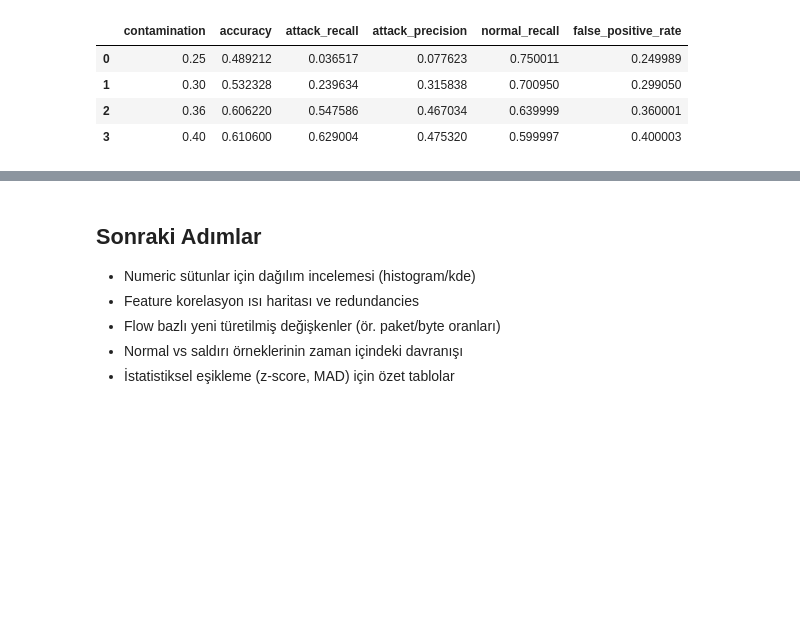
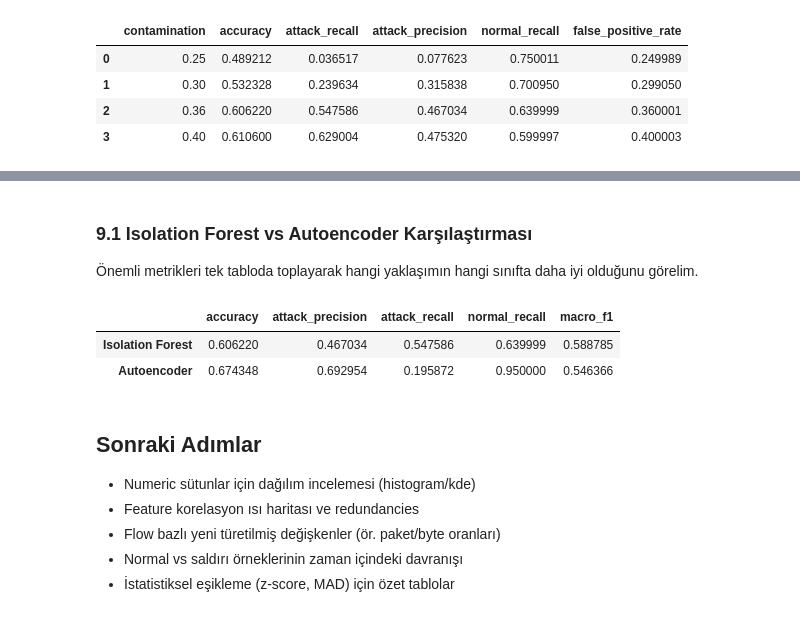
Before and after one commit to emirhantarlabasi/cs401-anomaly-detection, a Jupyter notebook: notebook/01_eda_overview.ipynb, the cells around one changed output, grey strips where cells are left out. Drawn from its saved outputs; the diff is of its cells as text; code cells hidden in the pictures; blank space fills up the shorter version.

Commit message:
Add autoencoder baseline and update docs

```diff
--- a/notebook/01_eda_overview.ipynb
+++ b/notebook/01_eda_overview.ipynb
@@ -271,0 +355,15 @@ comparison_df
+# %%
+model.eval()
+with torch.no_grad():
+    train_recon = model(train_tensor.to(device)).cpu().numpy()
+    test_recon = model(test_tensor.to(device)).cpu().numpy()
+
+train_errors = np.mean((train_recon - X_train_scaled) ** 2, axis=1)
+test_errors = np.mean((test_recon - X_test_scaled) ** 2, axis=1)
+threshold = np.percentile(train_errors, 95)
+print(f"Reconstruction threshold (95th percentile): {threshold:.6f}")
+
+y_pred_ae = (test_errors > threshold).astype(int)
+
+print(confusion_matrix(y_test, y_pred_ae))
+print(classification_report(y_test, y_pred_ae, digits=3))
@@ -272,3 +382,34 @@ comparison_df
+# %% [markdown]
+### 9.1 Isolation Forest vs Autoencoder Karşılaştırması
+Önemli metrikleri tek tabloda toplayarak hangi yaklaşımın hangi sınıfta daha iyi olduğunu görelim.
+# %%
+iso_report = classification_report(y_test, y_pred, digits=3, output_dict=True)
+ae_report = classification_report(y_test, y_pred_ae, digits=3, output_dict=True)
+
+comparison_table = pd.DataFrame(
+    {
+        "Isolation Forest": {
+            "accuracy": iso_report["accuracy"],
+            "attack_precision": iso_report["1"]["precision"],
+            "attack_recall": iso_report["1"]["recall"],
+            "normal_recall": iso_report["0"]["recall"],
+            "macro_f1": (iso_report["0"]["f1-score"] + iso_report["1"]["f1-score"]) / 2,
+        },
+        "Autoencoder": {
+            "accuracy": ae_report["accuracy"],
+            "attack_precision": ae_report["1"]["precision"],
+            "attack_recall": ae_report["1"]["recall"],
+            "normal_recall": ae_report["0"]["recall"],
+            "macro_f1": (ae_report["0"]["f1-score"] + ae_report["1"]["f1-score"]) / 2,
+        },
+    }
+).T
+
+comparison_table
+# %% [output]
+|  | accuracy | attack_precision | attack_recall | normal_recall | macro_f1 |
+| Isolation Forest | 0.606220 | 0.467034 | 0.547586 | 0.639999 | 0.588785 |
+| Autoencoder | 0.674348 | 0.692954 | 0.195872 | 0.950000 | 0.546366 |
 # %% [markdown]
 ## Sonraki Adımlar
 - Numeric sütunlar için dağılım incelemesi (histogram/kde)
```
Also changed, not shown: parts of 10 cells of this notebook, 2 other files.
